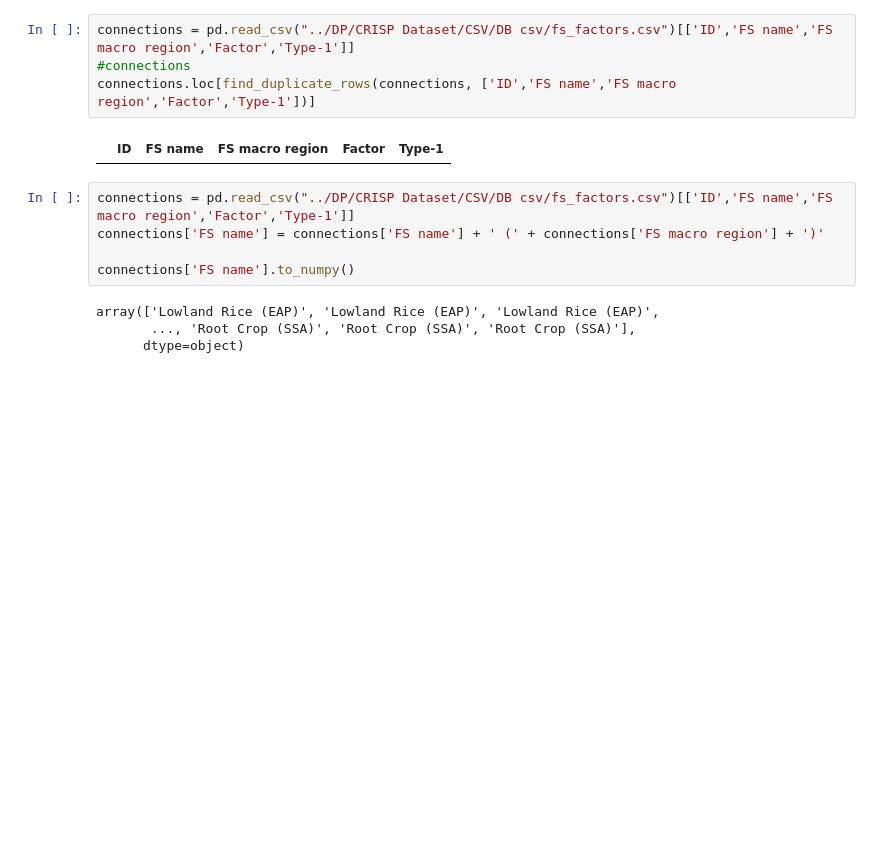
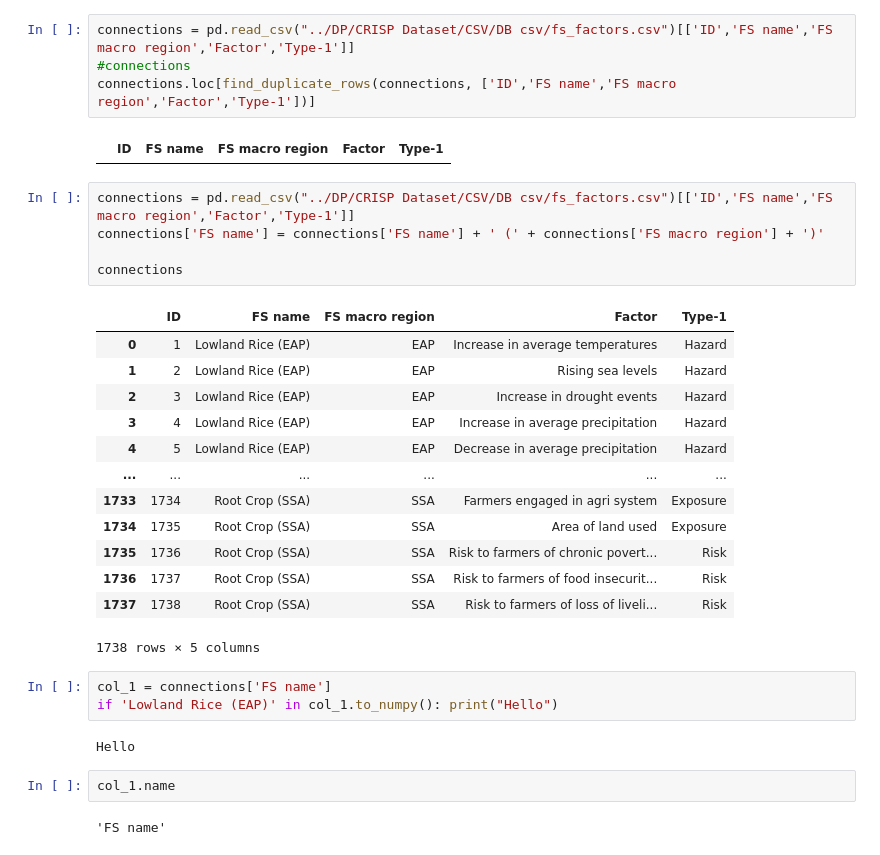
Before and after one commit to iberius96/DP_DPI, a Jupyter notebook: OTHER/tests.ipynb, the cells around one changed output. Saved outputs shown, nothing was run; the diff lists cells and outputs as text; blank space fills up the shorter version.

```diff
--- a/OTHER/tests.ipynb
+++ b/OTHER/tests.ipynb
@@ -1271,9 +1271,28 @@ connections.loc[find_duplicate_rows(connections, ['ID','FS name','FS macro regio
 # %%
 connections = pd.read_csv("../DP/CRISP Dataset/CSV/DB csv/fs_factors.csv")[['ID','FS name','FS macro region','Factor','Type-1']]
 connections['FS name'] = connections['FS name'] + ' (' + connections['FS macro region'] + ')'
 
-connections['FS name'].to_numpy()
+connections
 # %% [output]
+|  | ID | FS name | FS macro region | Factor | Type-1 |
+| 0 | 1 | Lowland Rice (EAP) | EAP | Increase in average temperatures | Hazard |
+| 1 | 2 | Lowland Rice (EAP) | EAP | Rising sea levels | Hazard |
+| 2 | 3 | Lowland Rice (EAP) | EAP | Increase in drought events | Hazard |
+| 3 | 4 | Lowland Rice (EAP) | EAP | Increase in average precipitation | Hazard |
+| 4 | 5 | Lowland Rice (EAP) | EAP | Decrease in average precipitation | Hazard |
+| ... | ... | ... | ... | ... | ... |
+| 1733 | 1734 | Root Crop (SSA) | SSA | Farmers engaged in agri system | Exposure |
+| 1734 | 1735 | Root Crop (SSA) | SSA | Area of land used | Exposure |
+| 1735 | 1736 | Root Crop (SSA) | SSA | Risk to farmers of chronic povert... | Risk |
+| 1736 | 1737 | Root Crop (SSA) | SSA | Risk to farmers of food insecurit... | Risk |
+| 1737 | 1738 | Root Crop (SSA) | SSA | Risk to farmers of loss of liveli... | Risk |
-array(['Lowland Rice (EAP)', 'Lowland Rice (EAP)', 'Lowland Rice (EAP)',
-       ..., 'Root Crop (SSA)', 'Root Crop (SSA)', 'Root Crop (SSA)'],
-      dtype=object)
+1738 rows × 5 columns
+# %%
+col_1 = connections['FS name']
+if 'Lowland Rice (EAP)' in col_1.to_numpy(): print("Hello")
+# %% [output]
+Hello
+# %%
+col_1.name
+# %% [output]
+'FS name'
```
Also changed, not shown: 6 other files.
